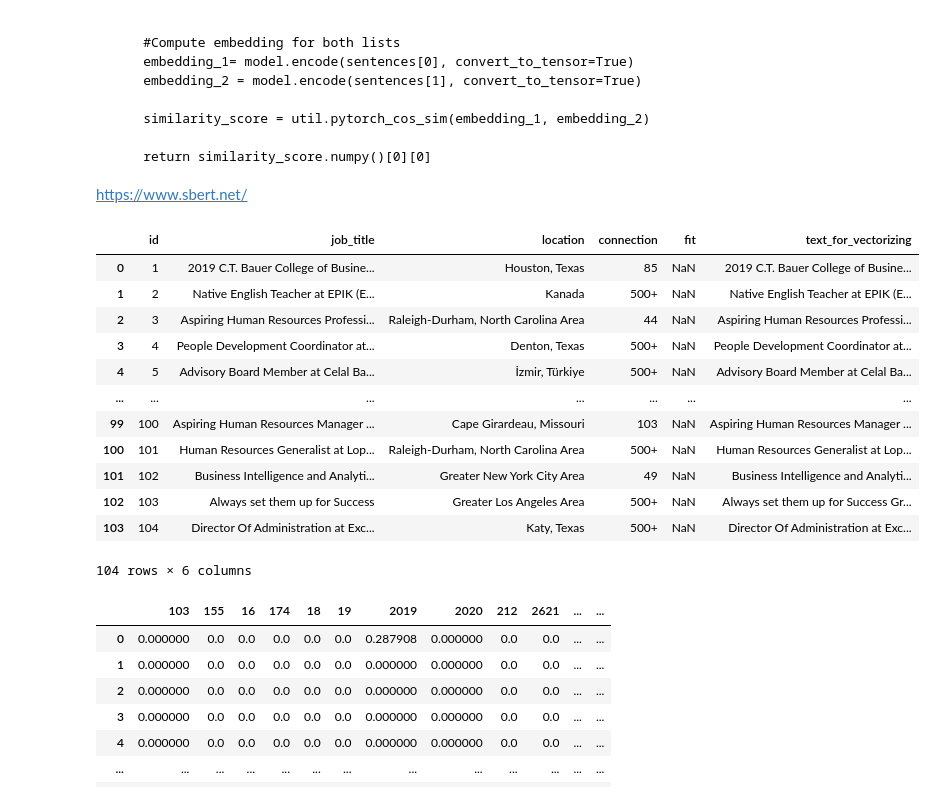
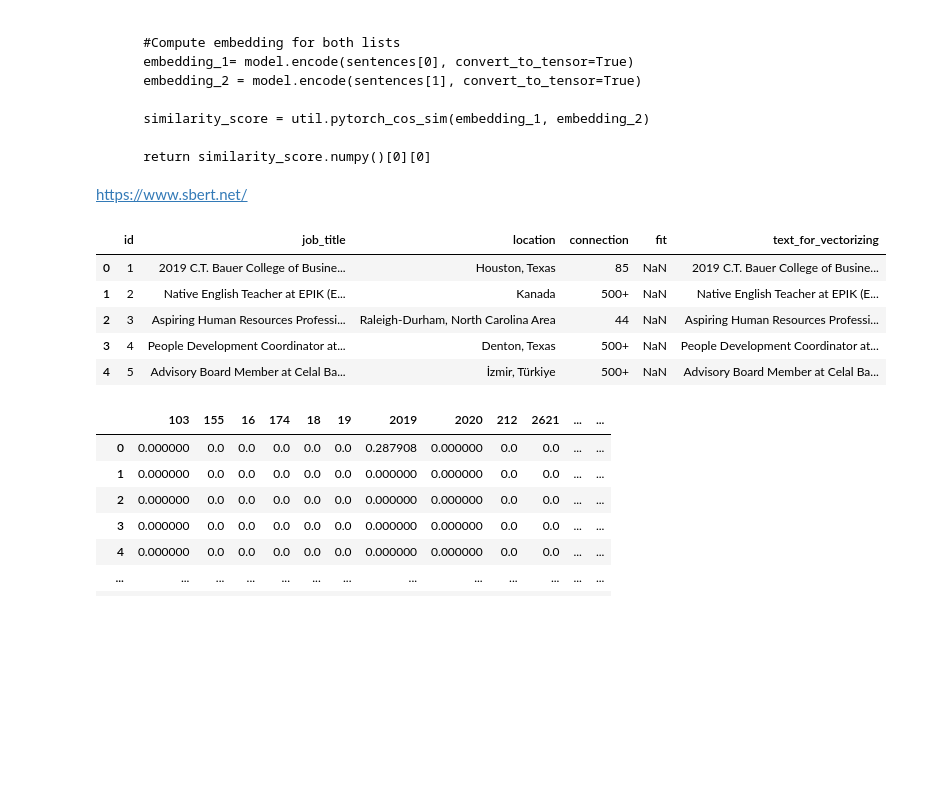
Before and after one commit to cholmess/Potential_Talents, a Jupyter notebook: notebooks/Potential Talents.ipynb, the cells around one changed output. Saved outputs shown, nothing was run; the diff lists cells and outputs as text; code cells hidden in the pictures; blank space fills up the shorter version.

```diff
--- a/notebooks/Potential Talents.ipynb
+++ b/notebooks/Potential Talents.ipynb
@@ -63,21 +63,14 @@ https://www.sbert.net/
 # %%
 # Merge all columns in one of the dataframe
 talents['text_for_vectorizing'] = talents.job_title+ " " +talents.location + " " + talents.connection
-talents
+talents.head()
 # %% [output]
 |  | id | job_title | location | connection | fit | text_for_vectorizing |
 | 0 | 1 | 2019 C.T. Bauer College of Busine... | Houston, Texas | 85 | NaN | 2019 C.T. Bauer College of Busine... |
 | 1 | 2 | Native English Teacher at EPIK (E... | Kanada | 500+ | NaN | Native English Teacher at EPIK (E... |
 | 2 | 3 | Aspiring Human Resources Professi... | Raleigh-Durham, North Carolina Area | 44 | NaN | Aspiring Human Resources Professi... |
 | 3 | 4 | People Development Coordinator at... | Denton, Texas | 500+ | NaN | People Development Coordinator at... |
 | 4 | 5 | Advisory Board Member at Celal Ba... | İzmir, Türkiye | 500+ | NaN | Advisory Board Member at Celal Ba... |
-| ... | ... | ... | ... | ... | ... | ... |
-| 99 | 100 | Aspiring Human Resources Manager ... | Cape Girardeau, Missouri | 103 | NaN | Aspiring Human Resources Manager ... |
-| 100 | 101 | Human Resources Generalist at Lop... | Raleigh-Durham, North Carolina Area | 500+ | NaN | Human Resources Generalist at Lop... |
-| 101 | 102 | Business Intelligence and Analyti... | Greater New York City Area | 49 | NaN | Business Intelligence and Analyti... |
-| 102 | 103 | Always set them up for Success | Greater Los Angeles Area | 500+ | NaN | Always set them up for Success Gr... |
-| 103 | 104 | Director Of Administration at Exc... | Katy, Texas | 500+ | NaN | Director Of Administration at Exc... |
-104 rows × 6 columns
 # %%
 # Will set up both count vectorizer and tfidf to compare afterwards metrics on both approaches
 tfidf_vect = TfidfVectorizer(stop_words={'en'})
```
Also changed, not shown: parts of 17 cells of this notebook.
